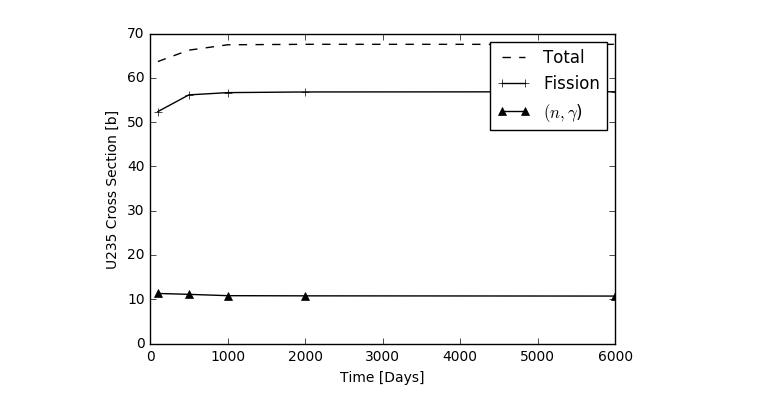
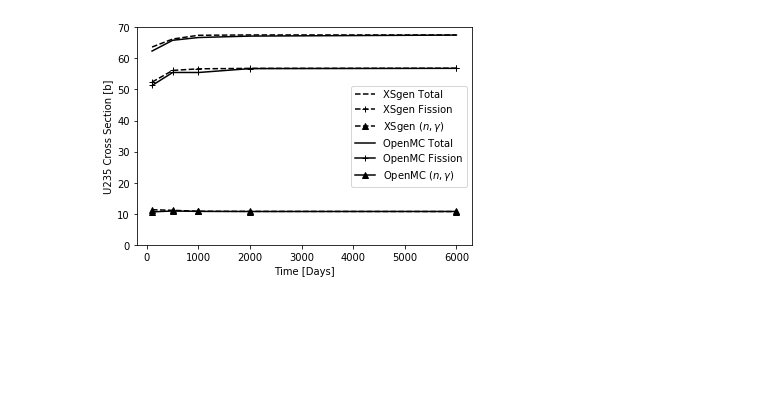
Before and after one commit to scopatz/XSgen-Paper, a Jupyter notebook: class data/xsplots.ipynb, the cells around one changed output. Saved outputs shown, nothing was run; the diff lists cells and outputs as text; code cells hidden in the pictures; blank space fills up the shorter version.

```diff
--- a/class data/xsplots.ipynb
+++ b/class data/xsplots.ipynb
@@ -5,23 +5,32 @@ import matplotlib.pyplot as plt
 # %%
 t = [100, 500, 1000, 2000, 6000]
 U235t = [63.67, 66.24, 67.45, 67.56, 67.55]
+U235to = [62.37, 65.84, 66.73, 67.19, 67.52]
 U235f = [52.37, 56.14, 56.65, 56.8, 56.84]
+U235fo = [51.29, 55.48, 55.47, 56.72, 56.81]
 U235g = [11.3, 11.1, 10.8, 10.76, 10.71]
+U235go = [10.60, 10.88, 10.76, 10.72, 10.73]
 U238t = [0.931, 0.874, 0.762, 0.751, 0.757]
+U238to = [0.929, 0.863, 0.757, 0.75, 0.759]
 U238f = [0.105, 0.11, 0.111, 0.112, 0.112]
+U238fo = [0.107, 0.11, 0.115, 0.117, 0.117]
 U238g = [0.826, 0.764, 0.651, 0.639, 0.635]
+U238go = [0.831, 0.769, 0.661, 0.634, 0.631]
 # %%
 plt.figure('U235')
-plt.plot(t, U235t, 'k--', label = "Total")
-plt.plot(t, U235f, 'k-+', label = "Fission")
-plt.plot(t, U235g, 'k-^', label = r"$(n, \gamma$)")
+plt.plot(t, U235t, 'k--', label = "XSgen Total")
+plt.plot(t, U235f, 'k--+', label = "XSgen Fission")
+plt.plot(t, U235g, 'k--^', label = r"XSgen $(n, \gamma$)")
+plt.plot(t, U235to, 'k-', label = "OpenMC Total")
+plt.plot(t, U235fo, 'k-+', label = "OpenMC Fission")
+plt.plot(t, U235go, 'k-^', label = r"OpenMC $(n, \gamma$)")
 plt.ylim([0, 70])
 plt.xlabel('Time [Days]')
 plt.ylabel('U235 Cross Section [b]')
 plt.legend()
 plt.savefig('U235xs.eps', format="eps")
 plt.show()
 # %% [output]
-[figure, old version]
+[figure, new version]
 # %%
 plt.figure('U238')
```
Also changed, not shown: parts of 1 cell of this notebook, 5 other files.
